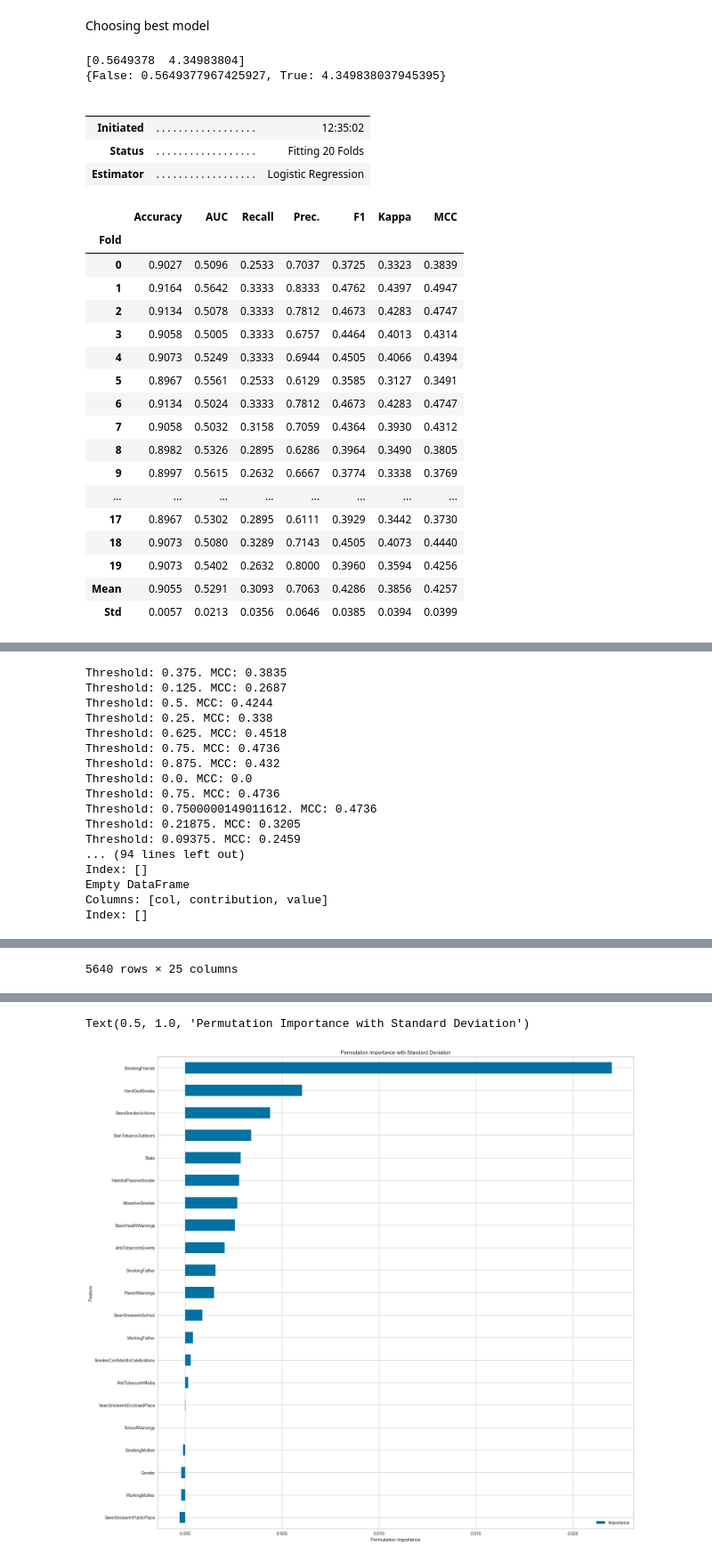
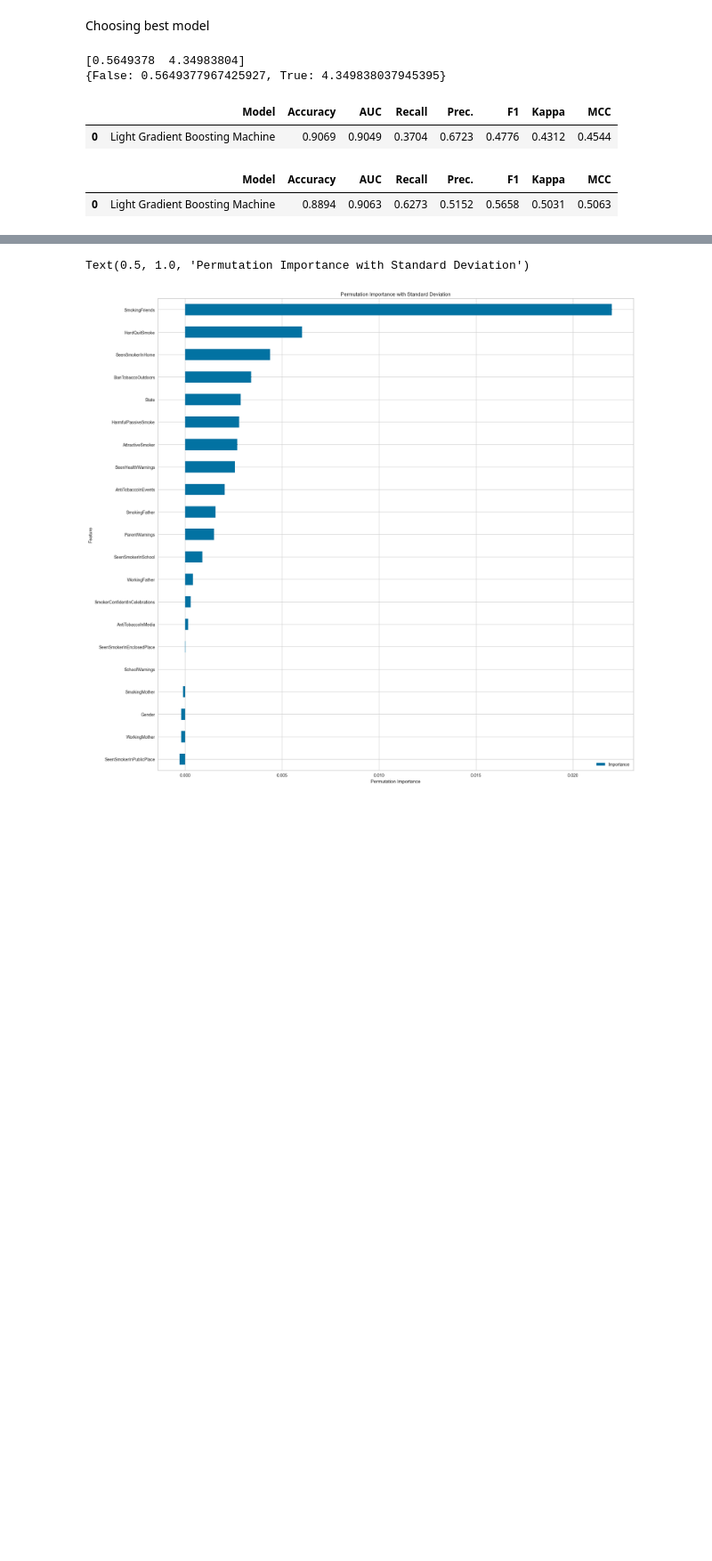
Before and after one commit to frazah/tobacco-analysis, a Jupyter notebook: src/notebooks/youth copy.ipynb, the cells around one changed output, grey strips where cells are left out. Shown at 89% size. Cells and saved outputs as stored; diff of their text form; code cells hidden in the pictures; blank space fills up the shorter version.

```diff
--- a/src/notebooks/youth copy.ipynb
+++ b/src/notebooks/youth copy.ipynb
@@ -331,57 +350,47 @@ Choosing best model
 # %%
 # get the unique classes
 classes = merged_df['Smoke'].unique()
-# class_weights = compute_class_weight(class_weight={0:false_weight, 1:true_weight}, classes=classes, y=merged_df['Smoke'],)
-class_weights = compute_class_weight(class_weight="balanced", classes=classes, y=merged_df['Smoke'])
+y_train_transformed = pc.get_config("y_train_transformed")
+y_test_transformed = pc.get_config("y_test_transformed")
+
+# concatenate the y_train and y_test
+y = pd.concat([y_train_transformed, y_test_transformed])
+
+# class_weights = compute_class_weight(class_weight="balanced", classes=classes, y=merged_df['Smoke'])
+class_weights = compute_class_weight(class_weight="balanced", classes=classes, y=y)
 
 print(class_weights)
 
 new_weights = dict(zip(classes, class_weights))
 print(new_weights)
 
+sample_weights = compute_sample_weight(class_weight=new_weights, y=merged_df['Smoke'])
 # new_weights[True] = new_weights[True]*0.9
 
-model = pc.create_model('lr', fold=20)
-weighted_model = pc.create_model('lr', fold=20, class_weight=new_weights)
-optimized_model = pc.optimize_threshold(weighted_model, optimize='MCC')
-
-# # tune probability_threshold for the weighted model
-# params = {'probability_threshold': [0.5, 0.6, 0.7, 0.77, 0.8, 0.9]}
-# tuned_weighted_model = pc.tune_model(weighted_model, optimize='MCC', custom_grid=params)
-
-# model = best
+# model = pc.create_model('lightgbm')
+# weighted_model = pc.create_model('lightgbm', class_weight=new_weights)
+weighted_model = pc.optimize_threshold(weighted_model, optimize='MCC')
+# tuned_model = pc.tune_model(weighted_model, optimize='MCC')
+# ensemble_model = pc.ensemble_model(tuned_model, method='Bagging', optimize='MCC')
+# # ensemble_model = pc.optimize_threshold(ensemble_model, optimize='MCC')
+# calibrated_model = pc.calibrate_model(ensemble_model, method='sigmoid')
+# calibrated_model2 = pc.calibrate_model(ensemble_model, method='isotonic')
 
 pc.predict_model(model)
 pc.predict_model(weighted_model)
-pc.predict_model(optimized_model)
-
+# pc.predict_model(optimized_model)
+pc.predict_model(tuned_model)
+pc.predict_model(ensemble_model)
+pc.predict_model(calibrated_model)
+pc.predict_model(calibrated_model2)
 
 # plot the mcc curve for the tuned weighted model with probability threshold as x axis
 # pc.plot_model(tuned_weighted_model, plot='threshold')
 # pc.evaluate_model(model)
 # %% [output]
 [0.5649378  4.34983804]
 {False: 0.5649377967425927, True: 4.349838037945395}
-|  |  |  |
-|  |  |  |
-| Initiated | . . . . . . . . . . . . . . . . . . | 12:35:02 |
-| Status | . . . . . . . . . . . . . . . . . . | Fitting 20 Folds |
-| Estimator | . . . . . . . . . . . . . . . . . . | Logistic Regression |
+|  | Model | Accuracy | AUC | Recall | Prec. | F1 | Kappa | MCC |
+| 0 | Light Gradient Boosting Machine | 0.9069 | 0.9049 | 0.3704 | 0.6723 | 0.4776 | 0.4312 | 0.4544 |
-|  | Accuracy | AUC | Recall | Prec. | F1 | Kappa | MCC |
-| Fold |  |  |  |  |  |  |  |
-| 0 | 0.9027 | 0.5096 | 0.2533 | 0.7037 | 0.3725 | 0.3323 | 0.3839 |
-| 1 | 0.9164 | 0.5642 | 0.3333 | 0.8333 | 0.4762 | 0.4397 | 0.4947 |
-| 2 | 0.9134 | 0.5078 | 0.3333 | 0.7812 | 0.4673 | 0.4283 | 0.4747 |
-| 3 | 0.9058 | 0.5005 | 0.3333 | 0.6757 | 0.4464 | 0.4013 | 0.4314 |
-| 4 | 0.9073 | 0.5249 | 0.3333 | 0.6944 | 0.4505 | 0.4066 | 0.4394 |
-| 5 | 0.8967 | 0.5561 | 0.2533 | 0.6129 | 0.3585 | 0.3127 | 0.3491 |
-| 6 | 0.9134 | 0.5024 | 0.3333 | 0.7812 | 0.4673 | 0.4283 | 0.4747 |
-| 7 | 0.9058 | 0.5032 | 0.3158 | 0.7059 | 0.4364 | 0.3930 | 0.4312 |
-| 8 | 0.8982 | 0.5326 | 0.2895 | 0.6286 | 0.3964 | 0.3490 | 0.3805 |
-| 9 | 0.8997 | 0.5615 | 0.2632 | 0.6667 | 0.3774 | 0.3338 | 0.3769 |
-| ... | ... | ... | ... | ... | ... | ... | ... |
-| 17 | 0.8967 | 0.5302 | 0.2895 | 0.6111 | 0.3929 | 0.3442 | 0.3730 |
-| 18 | 0.9073 | 0.5080 | 0.3289 | 0.7143 | 0.4505 | 0.4073 | 0.4440 |
-| 19 | 0.9073 | 0.5402 | 0.2632 | 0.8000 | 0.3960 | 0.3594 | 0.4256 |
-| Mean | 0.9055 | 0.5291 | 0.3093 | 0.7063 | 0.4286 | 0.3856 | 0.4257 |
-| Std | 0.0057 | 0.0213 | 0.0356 | 0.0646 | 0.0385 | 0.0394 | 0.0399 |
+|  | Model | Accuracy | AUC | Recall | Prec. | F1 | Kappa | MCC |
+| 0 | Light Gradient Boosting Machine | 0.8894 | 0.9063 | 0.6273 | 0.5152 | 0.5658 | 0.5031 | 0.5063 |
@@ -409,18 +399 @@ pc.predict_model(optimized_model)
-Threshold: 0.375. MCC: 0.3835
-Threshold: 0.125. MCC: 0.2687
-Threshold: 0.5. MCC: 0.4244
-Threshold: 0.25. MCC: 0.338
-Threshold: 0.625. MCC: 0.4518
-Threshold: 0.75. MCC: 0.4736
-Threshold: 0.875. MCC: 0.432
-Threshold: 0.0. MCC: 0.0
-Threshold: 0.75. MCC: 0.4736
-Threshold: 0.7500000149011612. MCC: 0.4736
-Threshold: 0.21875. MCC: 0.3205
-Threshold: 0.09375. MCC: 0.2459
-... (94 lines left out)
-Index: []
-Empty DataFrame
-Columns: [col, contribution, value]
-Index: []
 |  | Model | Accuracy | AUC | Recall | Prec. | F1 | Kappa | MCC |
@@ -444 +402,0 @@ Index: []
-5640 rows × 25 columns
```
Also changed, not shown: parts of 9 cells of this notebook, 48 other files.
